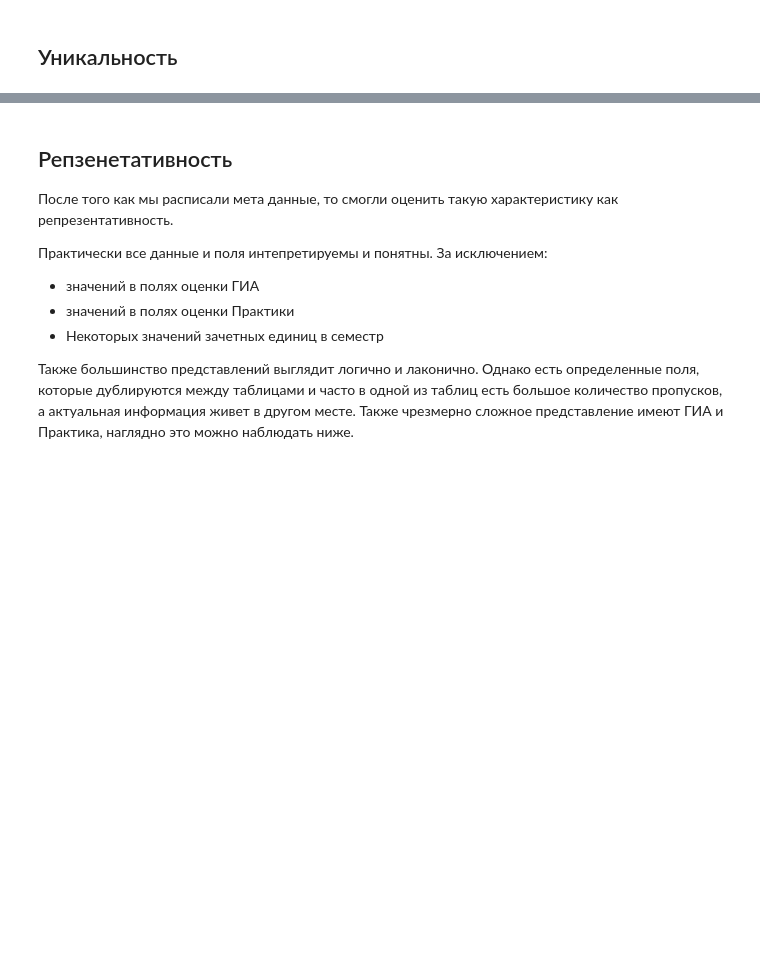
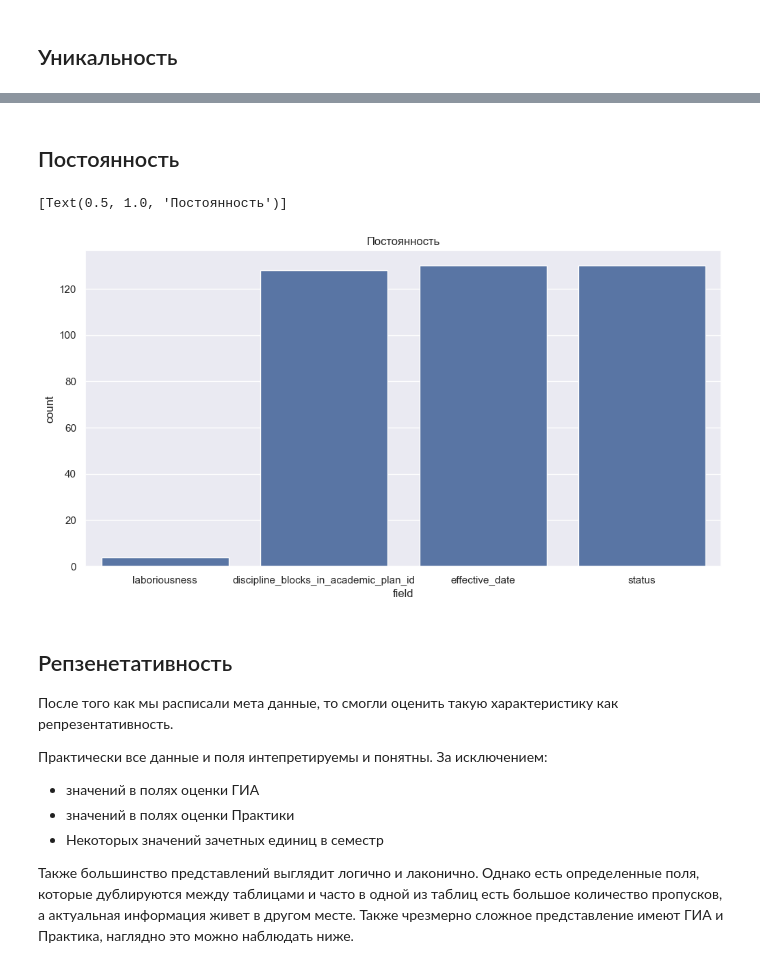
Before and after one commit to evlko/CS-250, a Jupyter notebook: PAD2_v2.ipynb, the cells around one changed output, grey strips where cells are left out. Saved outputs shown, nothing was run; the diff lists cells and outputs as text; code cells hidden in the pictures; blank space fills up the shorter version.

```diff
--- a/PAD2_v2.ipynb
+++ b/PAD2_v2.ipynb
@@ -255,3 +255,20 @@ duplicates
+# %% [markdown]
+## Постоянность
+# %%
+import seaborn as sns
+
+table = 'academic_plans'
+
+sns.set(rc={'figure.figsize':(12,6)})
+changed_df = (data.dfs[table].groupby(by=['id']).nunique() - 1).replace(-1, 0).sum().reset_index()
+changed_df = changed_df[changed_df[0] > 0]
+
+changed_df = changed_df.rename({'index': 'field', 0: 'count'}, axis='columns')
+
+sns.barplot(changed_df, x="field", y="count").set(title='Постоянность')
+# %% [output]
+[Text(0.5, 1.0, 'Постоянность')]
+[figure, added]
 # %% [markdown]
 ## Репзенетативность
 
```
Also changed, not shown: parts of 3 cells of this notebook.
